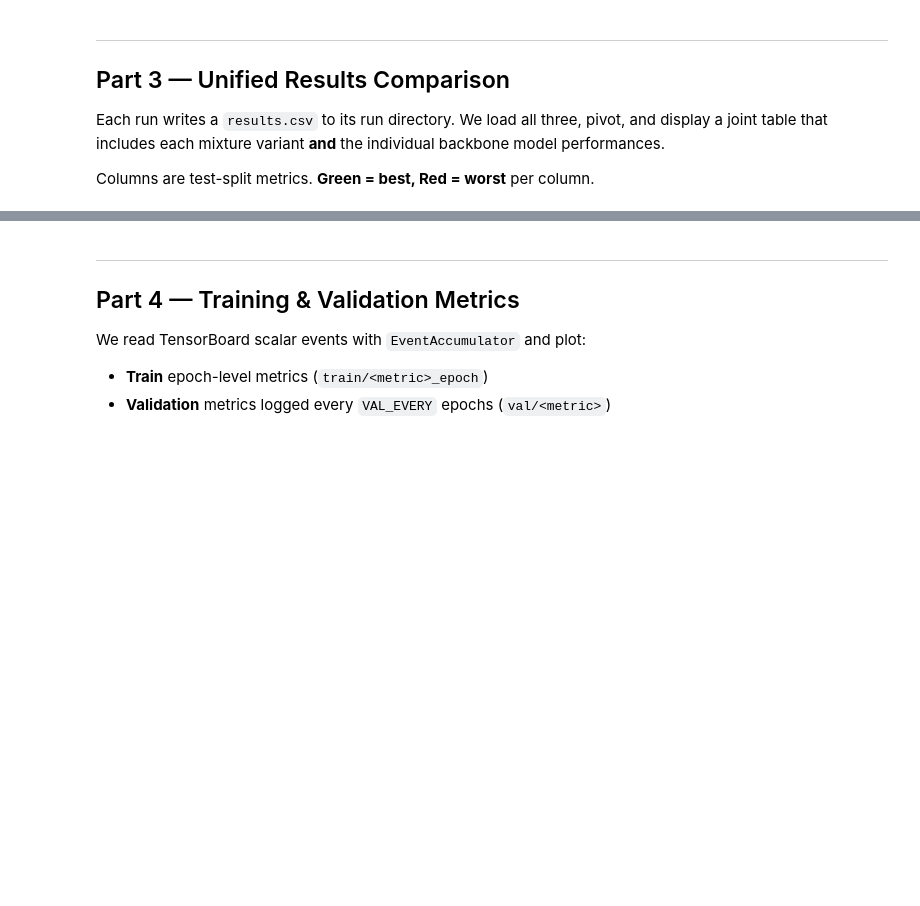
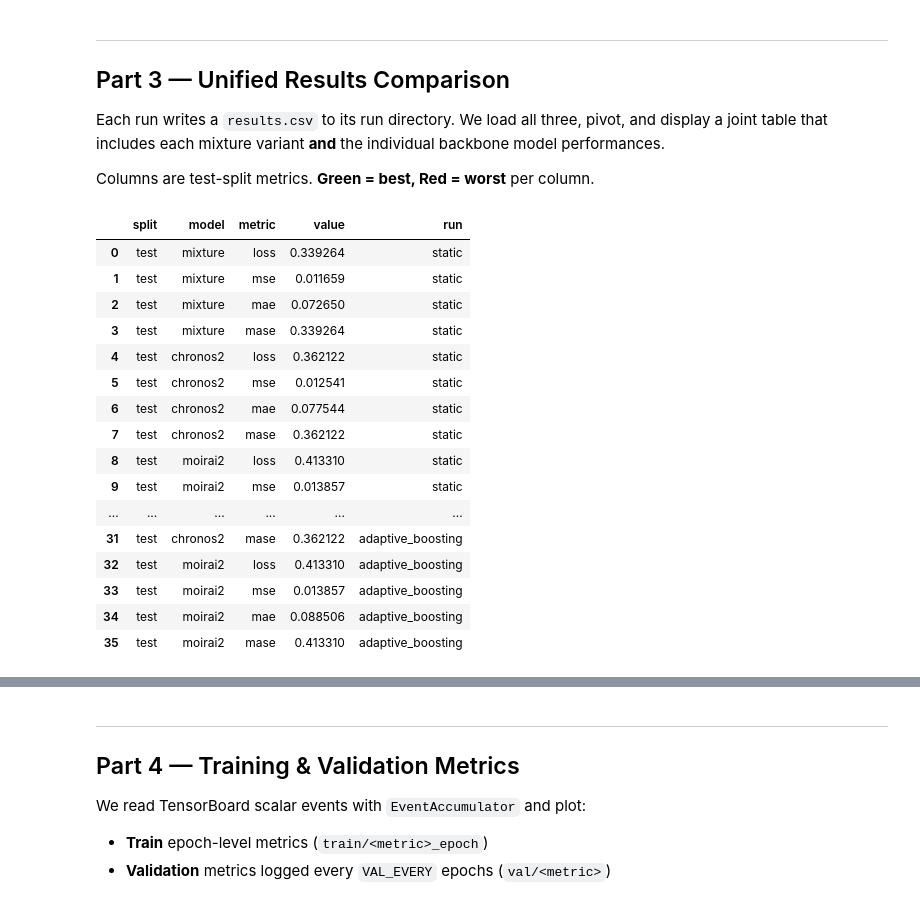
Before and after one commit to abenechehab/gifteval_challenge, a Jupyter notebook: demo.ipynb, the cells around one changed output, grey strips where cells are left out. Cells and saved outputs as stored; diff of their text form; code cells hidden in the pictures; blank space fills up the shorter version.

```diff
--- a/demo.ipynb
+++ b/demo.ipynb
@@ -204,65 +221,44 @@ Columns are test-split metrics. **Green = best, Red = worst** per column.
 # %%
 DISPLAY_NAMES = {
     "static": "Static mixture",
     "adaptive": "Adaptive mixture",
     "adaptive_boosting": "Adaptive + Boosting",
 }
 
 dfs = []
 for run_key, run_dir in run_dirs.items():
     if run_dir is None:
         print(f"Warning: no run directory for '{run_key}'")
         continue
     csv_path = run_dir / "results.csv"
     if not csv_path.exists():
         print(f"Warning: {csv_path} not found")
         continue
     df = pd.read_csv(csv_path)
     df["run"] = run_key
     dfs.append(df)
 
-if not dfs:
-    print("No results found — did the training runs succeed?")
-else:
-    all_df = pd.concat(dfs, ignore_index=True)
-    all_df["value"] = pd.to_numeric(all_df["value"], errors="coerce")
+# if not dfs:
+#     print("No results found — did the training runs succeed?")
 
-    pivot = all_df.pivot_table(
-        index=["run", "model"], columns="metric", values="value", aggfunc="first"
-    ).reset_index()
 
-    # Build ordered rows: mixture first, then individual models per run
-    row_order = []
-    for run_key in run_dirs:
-        for model in ["mixture"] + MODEL_NAMES:
-            sub = pivot[(pivot["run"] == run_key) & (pivot["model"] == model)]
-            if not sub.empty:
-                row_order.append(sub.index[0])
-
-    pivot = pivot.loc[row_order]
-
-    # Build human-readable index
-    labels = []
-    for _, row in pivot.iterrows():
-        run_label = DISPLAY_NAMES.get(row["run"], row["run"])
-        if row["model"] == "mixture":
-            labels.append(run_label)
-        else:
-            labels.append(f"    {row['model']}")
-
-    metric_cols = [c for c in ["loss", "mse", "mae", "mase"] if c in pivot.columns]
-    table = pivot[metric_cols].copy()
-    table.index = labels
-    table.columns = [c.upper() for c in table.columns]
-
-    styled = (
-        table.style
-        .format("{:.4f}")
-        .highlight_min(axis=0, color="#c6efce")
-        .highlight_max(axis=0, color="#ffc7ce")
-        .set_caption(
-            "Test metrics — three mixture variants + individual backbone models "
-            "(green = best, red = worst per column)"
-        )
-    )
-    display(styled)
+all_df = pd.concat(dfs, ignore_index=True)
+all_df
+# %% [output]
+|  | split | model | metric | value | run |
+| 0 | test | mixture | loss | 0.339264 | static |
+| 1 | test | mixture | mse | 0.011659 | static |
+| 2 | test | mixture | mae | 0.072650 | static |
+| 3 | test | mixture | mase | 0.339264 | static |
+| 4 | test | chronos2 | loss | 0.362122 | static |
+| 5 | test | chronos2 | mse | 0.012541 | static |
+| 6 | test | chronos2 | mae | 0.077544 | static |
+| 7 | test | chronos2 | mase | 0.362122 | static |
+| 8 | test | moirai2 | loss | 0.413310 | static |
+| 9 | test | moirai2 | mse | 0.013857 | static |
+| ... | ... | ... | ... | ... | ... |
+| 31 | test | chronos2 | mase | 0.362122 | adaptive_boosting |
+| 32 | test | moirai2 | loss | 0.413310 | adaptive_boosting |
+| 33 | test | moirai2 | mse | 0.013857 | adaptive_boosting |
+| 34 | test | moirai2 | mae | 0.088506 | adaptive_boosting |
+| 35 | test | moirai2 | mase | 0.413310 | adaptive_boosting |
```
Also changed, not shown: parts of 7 cells of this notebook.
